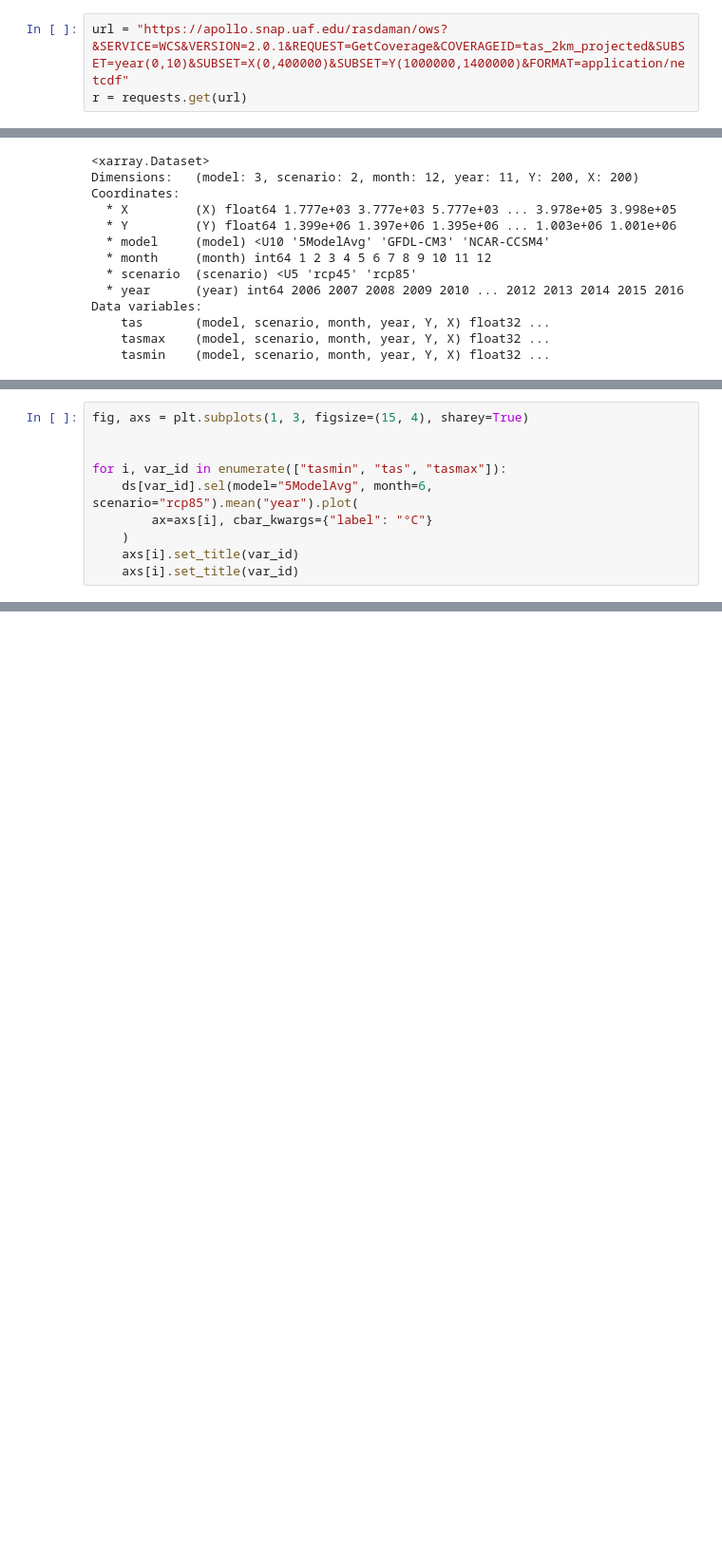
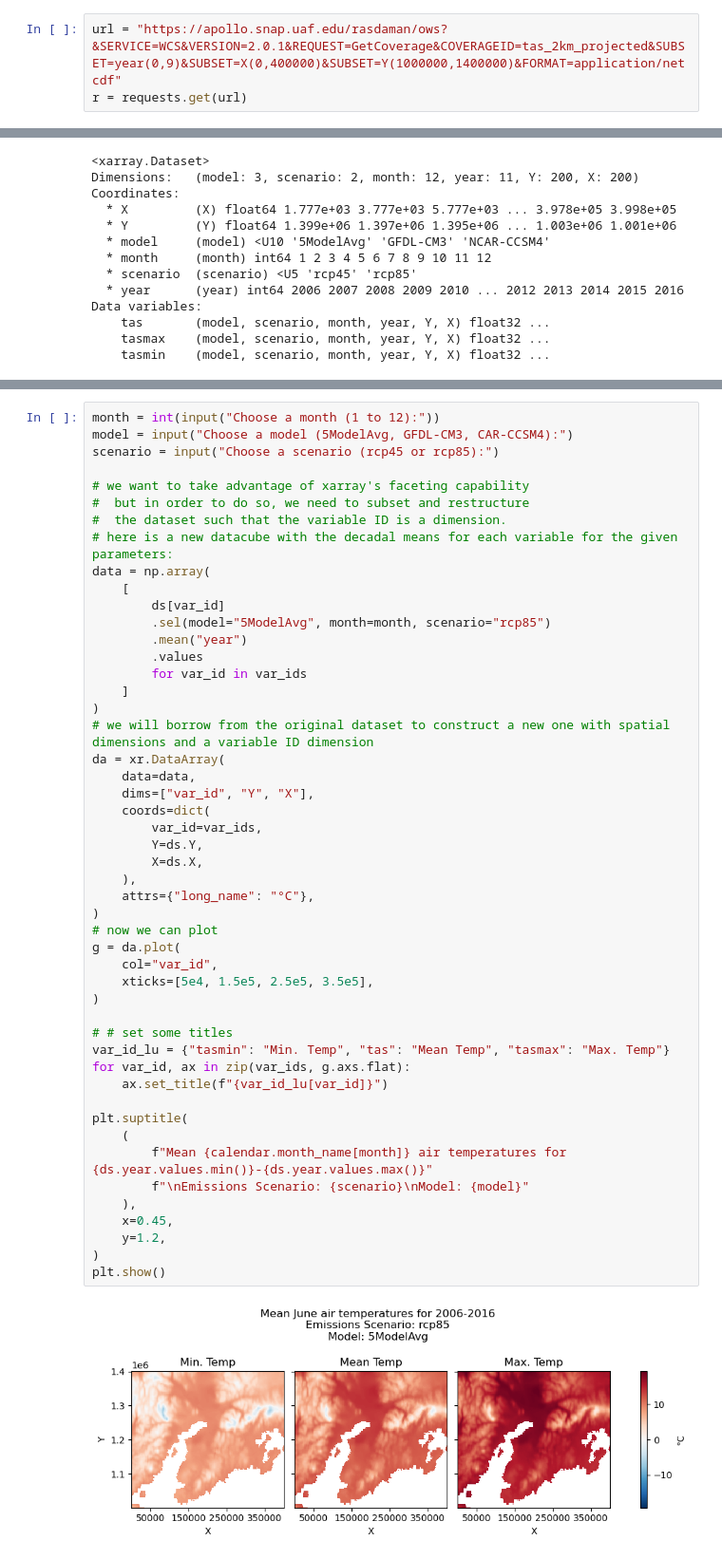
Before and after one commit to ua-snap/ardac-toolbox, a Jupyter notebook: notebooks/snap_rasdaman_access.ipynb, the cells around one changed output, grey strips where cells are left out. Shown at 95% size. Cells and saved outputs as stored; diff of their text form; blank space fills up the shorter version.

Commit message:
complete plotting for rasdaman access

```diff
--- a/notebooks/snap_rasdaman_access.ipynb
+++ b/notebooks/snap_rasdaman_access.ipynb
@@ -79,7 +81,7 @@ We will modify the above request by omitting all of the other axes subset operat
 
 So, here is the full URL, and we will request it using the `requests` library:
 # %%
-url = "https://apollo.snap.uaf.edu/rasdaman/ows?&SERVICE=WCS&VERSION=2.0.1&REQUEST=GetCoverage&COVERAGEID=tas_2km_projected&SUBSET=year(0,10)&SUBSET=X(0,400000)&SUBSET=Y(1000000,1400000)&FORMAT=application/netcdf"
+url = "https://apollo.snap.uaf.edu/rasdaman/ows?&SERVICE=WCS&VERSION=2.0.1&REQUEST=GetCoverage&COVERAGEID=tas_2km_projected&SUBSET=year(0,9)&SUBSET=X(0,400000)&SUBSET=Y(1000000,1400000)&FORMAT=application/netcdf"
 r = requests.get(url)
 # %% [markdown]
 Check the request was successful (200 is good):
@@ -189,10 +188,0 @@ We now have a `xarray.Dataset` that we can easily work with:
-# %%
-fig, axs = plt.subplots(1, 3, figsize=(15, 4), sharey=True)
-
-
-for i, var_id in enumerate(["tasmin", "tas", "tasmax"]):
-    ds[var_id].sel(model="5ModelAvg", month=6, scenario="rcp85").mean("year").plot(
-        ax=axs[i], cbar_kwargs={"label": "°C"}
-    )
-    axs[i].set_title(var_id)
-    axs[i].set_title(var_id)
@@ -201 +191,52 @@ for i, var_id in enumerate(["tasmin", "tas", "tasmax"]):
+# %%
+month = int(input("Choose a month (1 to 12):"))
+model = input("Choose a model (5ModelAvg, GFDL-CM3, CAR-CCSM4):")
+scenario = input("Choose a scenario (rcp45 or rcp85):")
+
+# we want to take advantage of xarray's faceting capability
+#  but in order to do so, we need to subset and restructure
+#  the dataset such that the variable ID is a dimension.
+# here is a new datacube with the decadal means for each variable for the given parameters:
+data = np.array(
+    [
+        ds[var_id]
+        .sel(model="5ModelAvg", month=month, scenario="rcp85")
+        .mean("year")
+        .values
+        for var_id in var_ids
+    ]
+)
+# we will borrow from the original dataset to construct a new one with spatial dimensions and a variable ID dimension
+da = xr.DataArray(
+    data=data,
+    dims=["var_id", "Y", "X"],
+    coords=dict(
+        var_id=var_ids,
+        Y=ds.Y,
+        X=ds.X,
+    ),
+    attrs={"long_name": "°C"},
+)
+# now we can plot
+g = da.plot(
+    col="var_id",
+    xticks=[5e4, 1.5e5, 2.5e5, 3.5e5],
+)
+
+# # set some titles
+var_id_lu = {"tasmin": "Min. Temp", "tas": "Mean Temp", "tasmax": "Max. Temp"}
+for var_id, ax in zip(var_ids, g.axs.flat):
+    ax.set_title(f"{var_id_lu[var_id]}")
+
+plt.suptitle(
+    (
+        f"Mean {calendar.month_name[month]} air temperatures for {ds.year.values.min()}-{ds.year.values.max()}"
+        f"\nEmissions Scenario: {scenario}\nModel: {model}"
+    ),
+    x=0.45,
+    y=1.2,
+)
+plt.show()
+# %% [output]
+[figure, added]
 # %% [markdown]
```
Also changed, not shown: parts of 6 cells of this notebook.
